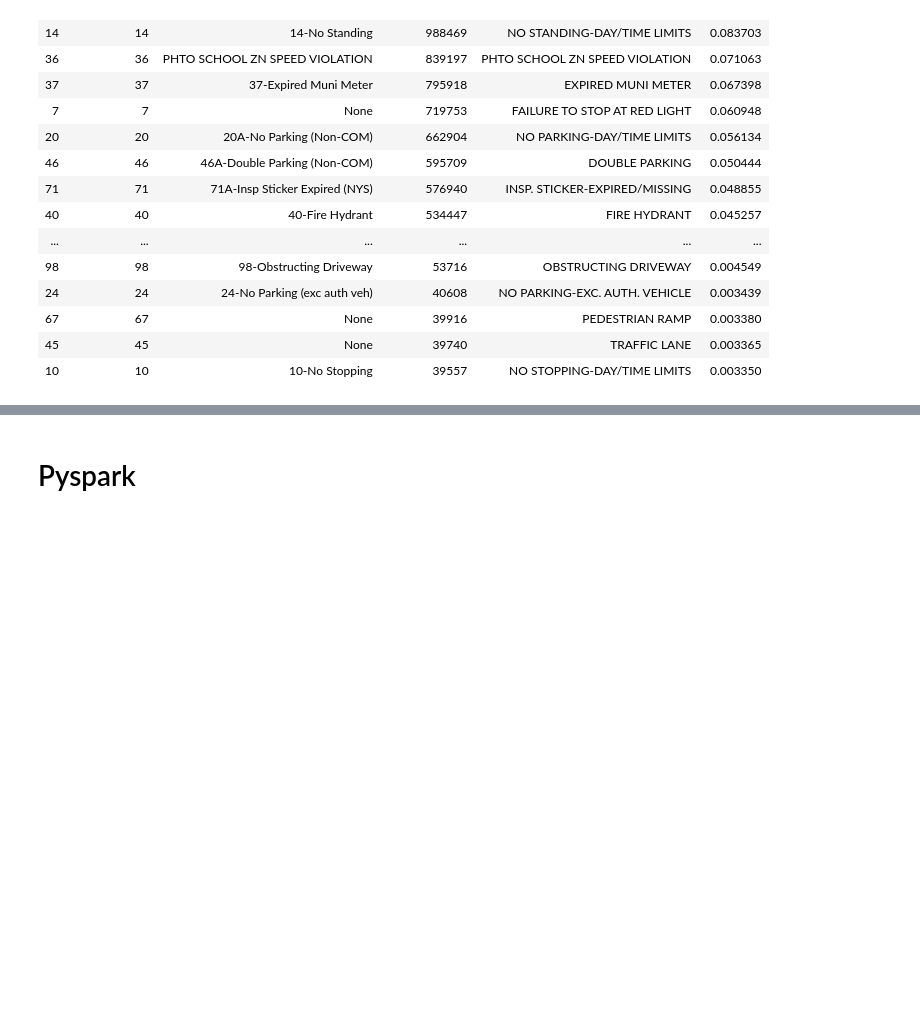
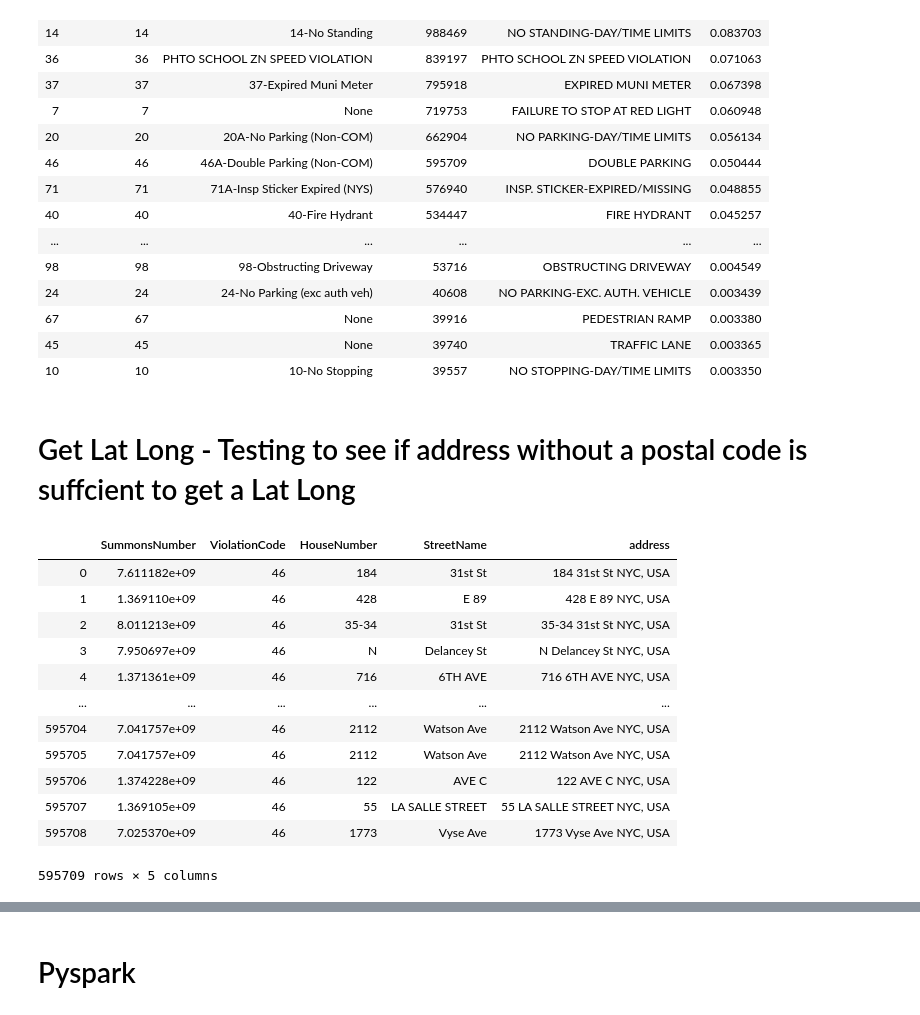
Before and after one commit to stuartong/streetsofnyc, a Jupyter notebook: DataCleaning.ipynb, the cells around one changed output, grey strips where cells are left out. Cells and saved outputs as stored; diff of their text form; code cells hidden in the pictures; blank space fills up the shorter version.

Commit message:
Testing to see if we can get Lat Long from an Address with out zip

```diff
--- a/DataCleaning.ipynb
+++ b/DataCleaning.ipynb
@@ -81,3 +81,32 @@ violation_count.sort_values(by='ViolationCount',ascending=False).head(30)
 | 67 | 67 | None | 39916 | PEDESTRIAN RAMP | 0.003380 |
 | 45 | 45 | None | 39740 | TRAFFIC LANE | 0.003365 |
 | 10 | 10 | 10-No Stopping | 39557 | NO STOPPING-DAY/TIME LIMITS | 0.003350 |
+# %%
+query = '''
+SELECT SummonsNumber, ViolationCode, HouseNumber, StreetName
+FROM Parking_Violations_2015
+WHERE ViolationCode = "46"
+'''
+
+
+vc_46= pd.read_sql_query(query,con)
+# %% [markdown]
+# Get Lat Long - Testing to see if address without a postal code is suffcient to get a Lat Long
+# %%
+vc_46['address']=vc_46['HouseNumber']+" "+vc_46['StreetName']+" NYC, USA"
+# %%
+vc_46
+# %% [output]
+|  | SummonsNumber | ViolationCode | HouseNumber | StreetName | address |
+| 0 | 7.611182e+09 | 46 | 184 | 31st St | 184 31st St NYC, USA |
+| 1 | 1.369110e+09 | 46 | 428 | E 89 | 428 E 89 NYC, USA |
+| 2 | 8.011213e+09 | 46 | 35-34 | 31st St | 35-34 31st St NYC, USA |
+| 3 | 7.950697e+09 | 46 | N | Delancey St | N Delancey St NYC, USA |
+| 4 | 1.371361e+09 | 46 | 716 | 6TH AVE | 716 6TH AVE NYC, USA |
+| ... | ... | ... | ... | ... | ... |
+| 595704 | 7.041757e+09 | 46 | 2112 | Watson Ave | 2112 Watson Ave NYC, USA |
+| 595705 | 7.041757e+09 | 46 | 2112 | Watson Ave | 2112 Watson Ave NYC, USA |
+| 595706 | 1.374228e+09 | 46 | 122 | AVE C | 122 AVE C NYC, USA |
+| 595707 | 1.369105e+09 | 46 | 55 | LA SALLE STREET | 55 LA SALLE STREET NYC, USA |
+| 595708 | 7.025370e+09 | 46 | 1773 | Vyse Ave | 1773 Vyse Ave NYC, USA |
+595709 rows × 5 columns
```
Also changed, not shown: parts of 3 cells of this notebook.
